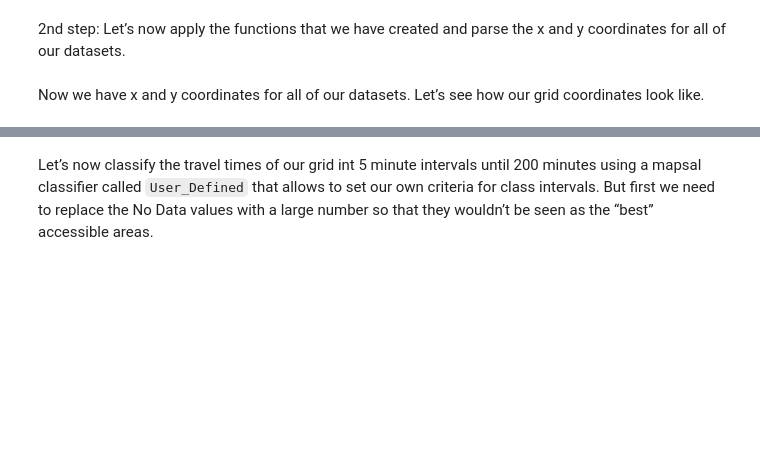
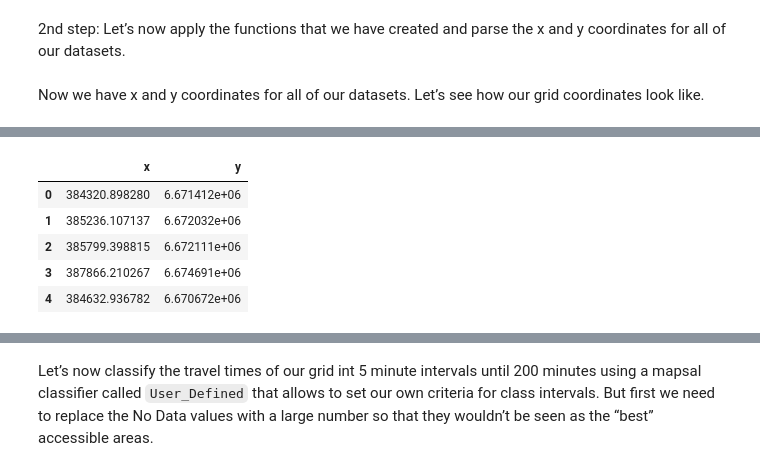
Before and after one commit to kngai/gis-training, a Jupyter notebook: 6_visualizations/01_interactive_maps.ipynb, the cells around one changed output, grey strips where cells are left out. Cells and saved outputs as stored; diff of their text form; code cells hidden in the pictures; blank space fills up the shorter version.

```diff
--- a/6_visualizations/01_interactive_maps.ipynb
+++ b/6_visualizations/01_interactive_maps.ipynb
@@ -293,4 +314,6 @@ metro = gpd.read_file(os.path.join(*metro_fp))
 As usual, we need to make sure that the coordinate reference system is the same in every one of the layers. Let’s use the CRS of the grid layer and apply it to our points and metro line.
 # %%
 # Get the CRS of our grid
-CRS = None
+CRS = grid.crs
+
+print(CRS)
@@ -297,7 +322,7 @@ CRS = None
 # %%
 # Convert the geometries of metro line and points into that one
-points = None
-metro = None
+points = points.to_crs(crs=CRS)
+metro = metro.to_crs(crs=CRS)
 # %% [markdown]
 Let's check
 # %%
@@ -335,0 +376,9 @@ Now we have x and y coordinates for all of our datasets. Let’s see how our gri
+# %%
+points[['x', 'y']].head()
+# %% [output]
+|  | x | y |
+| 0 | 384320.898280 | 6.671412e+06 |
+| 1 | 385236.107137 | 6.672032e+06 |
+| 2 | 385799.398815 | 6.672111e+06 |
+| 3 | 387866.210267 | 6.674691e+06 |
+| 4 | 384632.936782 | 6.670672e+06 |
```
Also changed, not shown: parts of 17 cells of this notebook, 2 other files.
